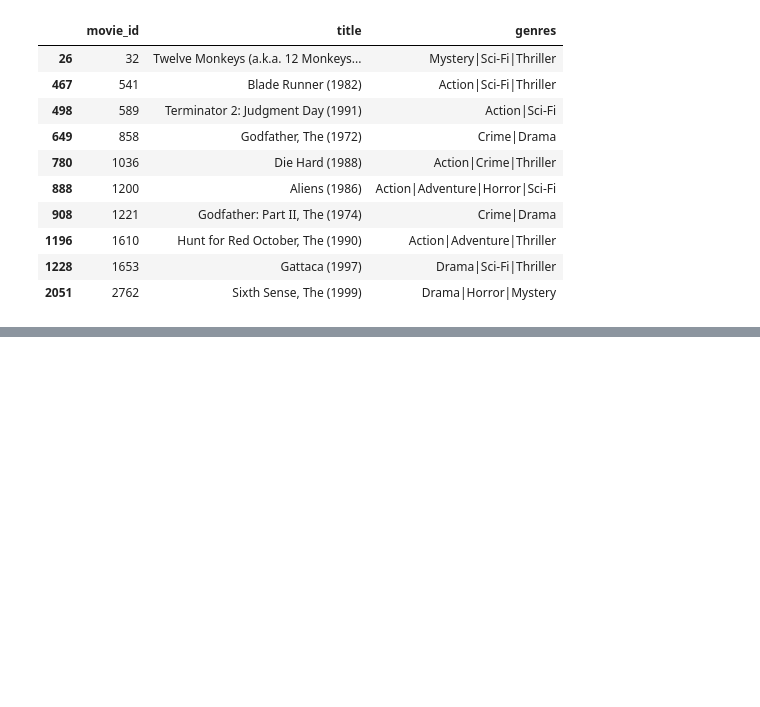
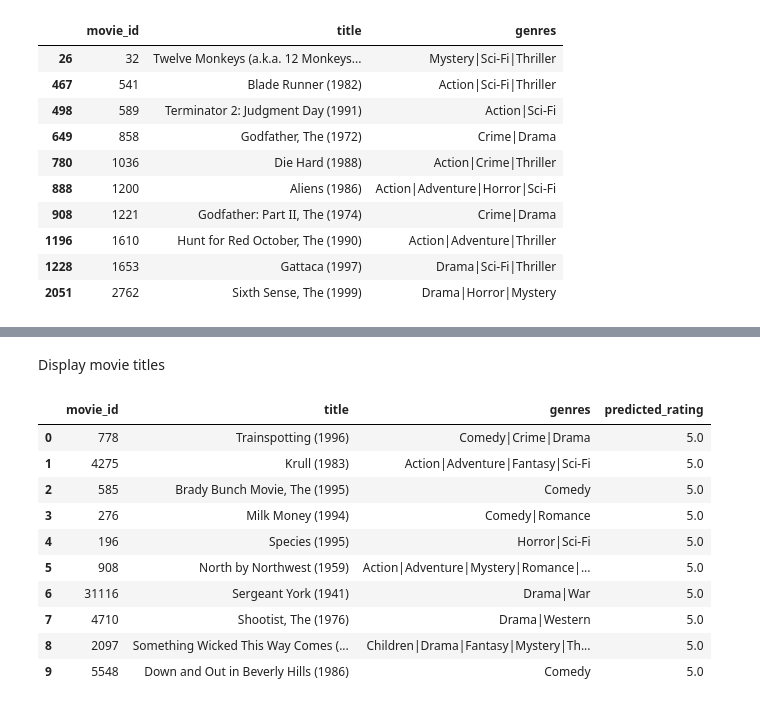
Before and after one commit to SonuThapaMagar/movie-recommendation-system, a Jupyter notebook: backend/app/recommender/recommendation_system.ipynb, the cells around one changed output, grey strips where cells are left out. Cells and saved outputs as stored; diff of their text form; code cells hidden in the pictures; blank space fills up the shorter version.

```diff
--- a/backend/app/recommender/recommendation_system.ipynb
+++ b/backend/app/recommender/recommendation_system.ipynb
@@ -442,0 +482,8 @@ recommended_movies
+# %%
+movie_id=589
+
+similar_movies=item_similarity_df[movie_id].sort_values(ascending=False)
+
+#Remove the movie itself
+similar_movies=similar_movies.drop(movie_id)
+similar_movies.head(10)
@@ -442,0 +567,7 @@ recommended_movies
+# %%
+item_recommendations = recommend_movies_item_based(
+    user_id=1,
+    top_n=10
+)
+
+item_recommendations
@@ -442,0 +585,41 @@ recommended_movies
+# %% [markdown]
+Display movie titles
+# %%
+# Get all movie information
+all_movies = pd.read_sql(
+    """
+    SELECT movie_id, title, genres
+    FROM movies
+    """,
+    engine
+)
+
+# Convert recommendations into DataFrame
+item_recommendations_df = pd.DataFrame(
+    item_recommendations,
+    columns=["movie_id", "predicted_rating"]
+)
+
+# Merge with movie information
+item_recommendations_df = item_recommendations_df.merge(
+    all_movies,
+    on="movie_id",
+    how="left"
+)
+
+# Display recommendations
+item_recommendations_df[
+    ["movie_id", "title", "genres", "predicted_rating"]
+]
+# %% [output]
+|  | movie_id | title | genres | predicted_rating |
+| 0 | 778 | Trainspotting (1996) | Comedy|Crime|Drama | 5.0 |
+| 1 | 4275 | Krull (1983) | Action|Adventure|Fantasy|Sci-Fi | 5.0 |
+| 2 | 585 | Brady Bunch Movie, The (1995) | Comedy | 5.0 |
+| 3 | 276 | Milk Money (1994) | Comedy|Romance | 5.0 |
+| 4 | 196 | Species (1995) | Horror|Sci-Fi | 5.0 |
+| 5 | 908 | North by Northwest (1959) | Action|Adventure|Mystery|Romance|... | 5.0 |
+| 6 | 31116 | Sergeant York (1941) | Drama|War | 5.0 |
+| 7 | 4710 | Shootist, The (1976) | Drama|Western | 5.0 |
+| 8 | 2097 | Something Wicked This Way Comes (... | Children|Drama|Fantasy|Mystery|Th... | 5.0 |
+| 9 | 5548 | Down and Out in Beverly Hills (1986) | Comedy | 5.0 |
```
Also changed, not shown: parts of 10 cells of this notebook.
